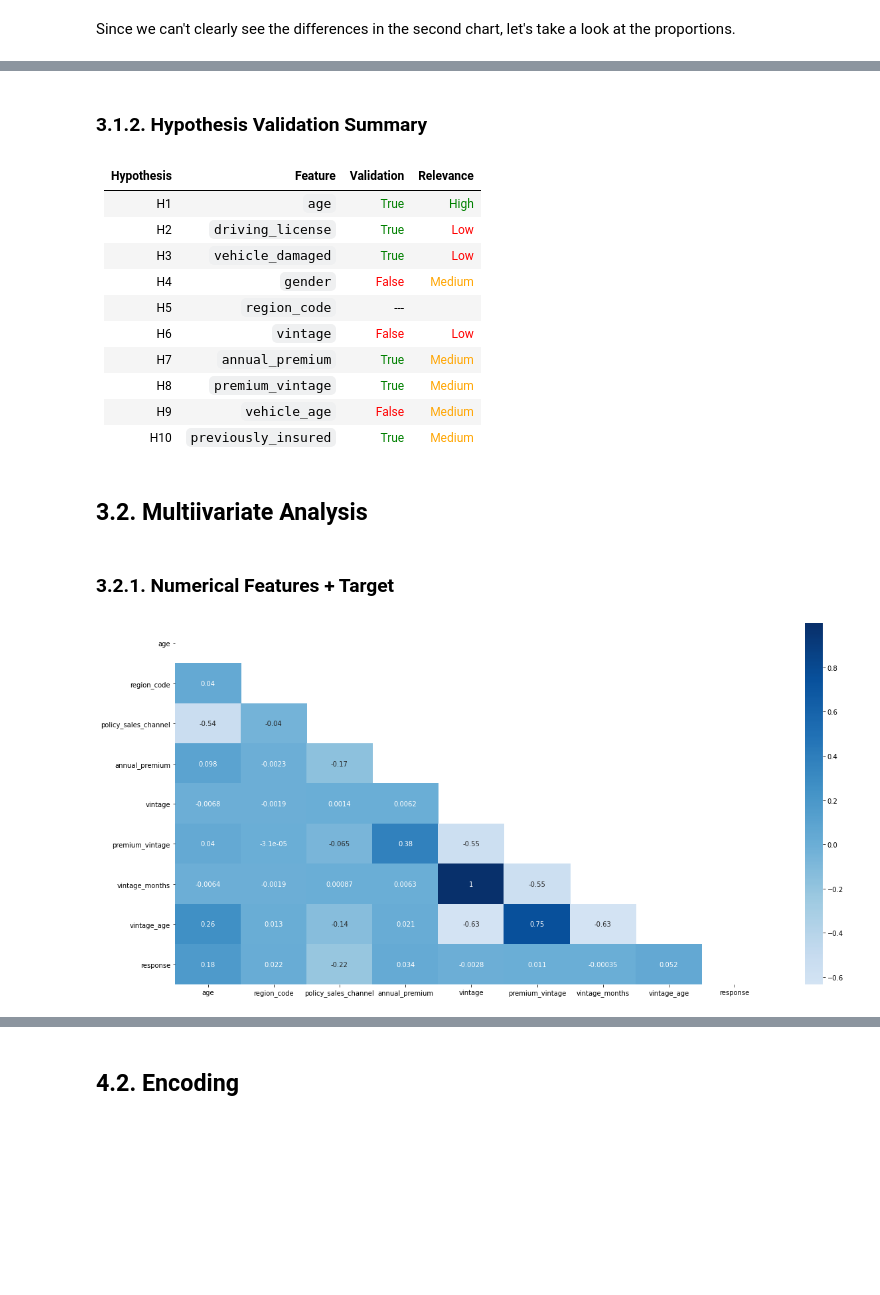
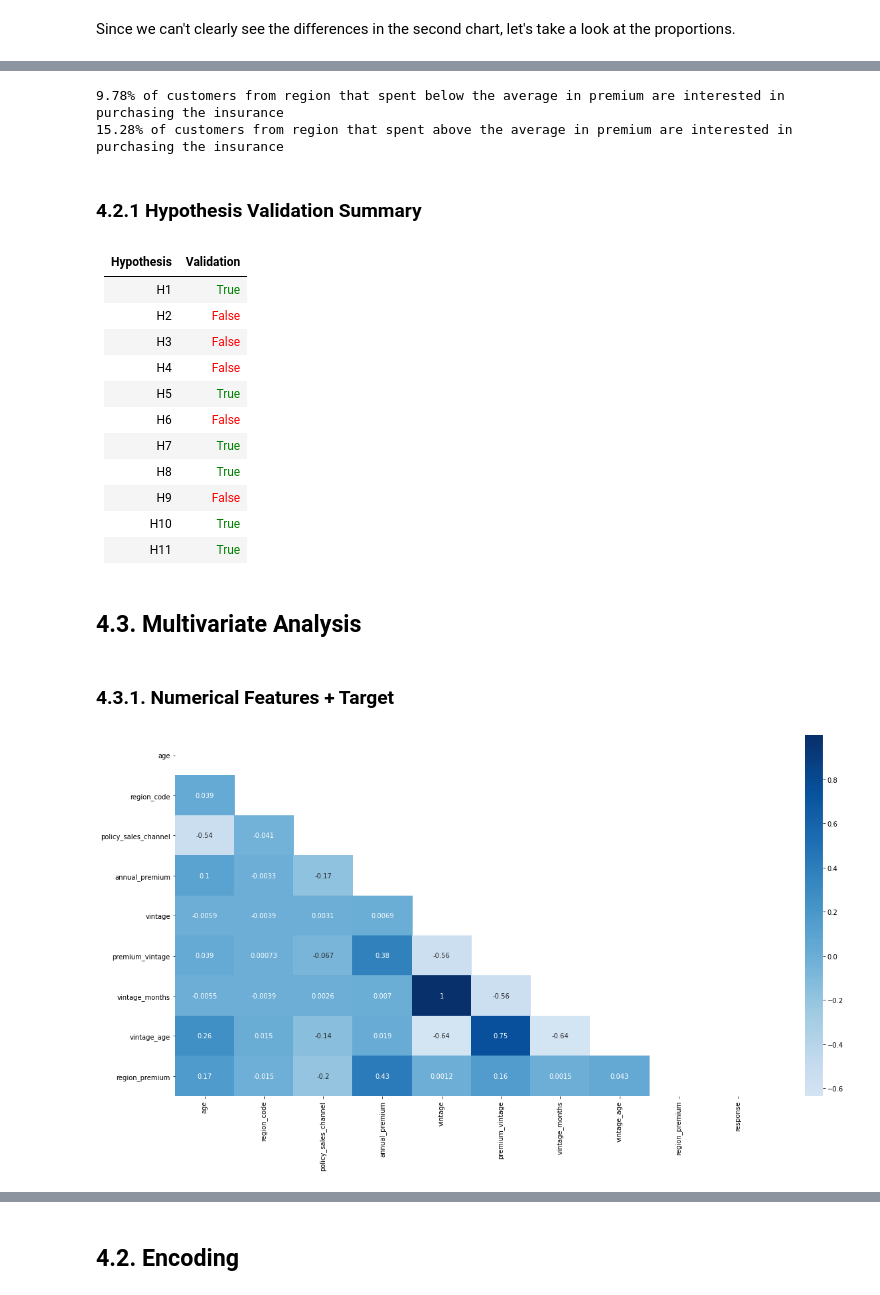
Before and after one commit to KattsonBastos/health_insurance_cross_sell, a Jupyter notebook: notebooks/health_insurance_cross_sell.ipynb, the cells around one changed output, grey strips where cells are left out. Drawn from its saved outputs; the diff is of its cells as text; code cells hidden in the pictures; blank space fills up the shorter version.

```diff
--- a/notebooks/health_insurance_cross_sell.ipynb
+++ b/notebooks/health_insurance_cross_sell.ipynb
@@ -141,7 +144,7 @@ for train_index, test_index in splitting.split(df_raw, df_raw['response']):
 pickle.dump( train_dataset, open( '../data/train_dataset.pkl', 'wb') )
 pickle.dump( test_dataset, open( '../data/test_dataset.pkl', 'wb') )
 # %%
-df_raw = pickle.load(open('../data/train_dataset.pkl', 'rb'))
+df_raw = pickle.load(open('../data/temp/train_dataset.pkl', 'rb'))
 # %%
 df_raw.head()
 # %% [output]
@@ -440,6 +406,7 @@ df21 = df21.drop(['male', 'female'], axis = 1)
 # %%
-df3 = pickle.load(open('../data/df2.pkl', 'rb'))
+df4 = pickle.load(open('../data/temp/df2.pkl', 'rb'))
+df4_balanced = pickle.load(open('../data/temp/df2_balanced.pkl', 'rb'))
 # %%
-num_attributes = df3[['age', 'region_code', 'policy_sales_channel', 'annual_premium', 'vintage', 'premium_vintage',  'vintage_months', 'vintage_age']].copy()
-cat_attributes = df3.drop(['age', 'region_code', 'policy_sales_channel', 'annual_premium', 'vintage', 'premium_vintage',  'vintage_months', 'vintage_age'], axis = 1)
+num_attributes = df4_balanced[['age', 'region_code', 'policy_sales_channel', 'annual_premium', 'vintage', 'premium_vintage',  'vintage_months', 'vintage_age', 'region_premium']].copy()
+cat_attributes = df4_balanced.drop(['age', 'region_code', 'policy_sales_channel', 'annual_premium', 'vintage', 'premium_vintage',  'vintage_months', 'vintage_age', 'region_premium'], axis = 1)
 # %% [markdown]
@@ -843,43 +729,50 @@ Percentage of customers who have/have had a vehicel insurance and are interested
+# %%
+print('{:.2f}% of customers from region that spent below the average in premium are interested in purchasing the insurance'.format(df3[df3['region_premium'] <= df3['annual_premium'].mean()]['response'].sum() / len(df3[df3['region_premium'] <= df3['annual_premium'].mean()])*100))
+print('{:.2f}% of customers from region that spent above the average in premium are interested in purchasing the insurance'.format(df3[df3['region_premium'] >= df3['annual_premium'].mean()]['response'].sum() / len(df3[df3['region_premium'] >= df3['annual_premium'].mean()])*100))
+# %% [output]
+9.78% of customers from region that spent below the average in premium are interested in purchasing the insurance
+15.28% of customers from region that spent above the average in premium are interested in purchasing the insurance
 # %% [markdown]
-### 3.1.2. Hypothesis Validation Summary
+### 4.2.1 Hypothesis Validation Summary
 # %% [markdown]
-| Hypothesis | Feature | Validation | Relevance |
-| --- | --- | --- | --- |
-| H1 | `age` | <font color='green'>True</font> | <font color='green'>High</font> |
-| H2 | `driving_license` | <font color='green'>True</font> | <font color='red'>Low</font> |
-| H3 | `vehicle_damaged` | <font color='green'>True</font> | <font color='red'>Low</font> |
-| H4 | `gender` | <font color='red'>False</font> | <font color='orange'>Medium</font> |
-| H5 | `region_code` | --- |  |
-| H6 | `vintage` | <font color='red'>False</font> | <font color='red'>Low</font> |
-| H7 | `annual_premium` | <font color='green'>True</font> | <font color='orange'>Medium</font> |
-| H8 | `premium_vintage` | <font color='green'>True</font> | <font color='orange'>Medium</font> |
-| H9 | `vehicle_age` | <font color='red'>False</font> | <font color='orange'>Medium</font> |
-| H10 | `previously_insured` | <font color='green'>True</font> | <font color='orange'>Medium</font> |
+| Hypothesis | Validation |
+| --- | --- |
+| H1 | <font color='green'>True</font> |
+| H2 | <font color='red'>False</font> |
+| H3 | <font color='red'>False</font> |
+| H4 | <font color='red'>False</font> |
+| H5 | <font color='green'>True</font> |
+| H6 | <font color='red'>False</font> |
+| H7 | <font color='green'>True</font> |
+| H8 |  <font color='green'>True</font> |
+| H9 | <font color='red'>False</font> |
+| H10 |  <font color='green'>True</font> |
+| H11 |  <font color='green'>True</font> |
 # %% [markdown]
-## 3.2. Multiivariate Analysis
+## 4.3. Multivariate Analysis
 # %% [markdown]
-### 3.2.1. Numerical Features + Target
+### 4.3.1. Numerical Features + Target
 # %%
 # calculating pearson correlations
 df_corr = num_attributes.corr(method = 'pearson')
 
 # calculating point-biserial correlations
 interest = []
 for i, j in enumerate(num_attributes.columns):
     result = ss.pointbiserialr(num_attributes[f'{j}'], cat_attributes['response'])[0]
     interest.append(result)
-    if i == 7:
+    if i == 9:
         df_corr.loc['response'] = interest
         interest.append(1)
 df_corr['response'] = interest
 
 ## plotting
 mask = np.zeros_like(df_corr, dtype=np.bool)
 mask[np.triu_indices_from(mask)] = True
 
 plt.subplots(figsize = (20,10))
 sns.heatmap(df_corr,cmap='Blues',mask = mask,annot=True,
             center = 0,);
 # %% [output]
-[figure, old version]
+[figure, new version]
 # %% [markdown]
```
Also changed, not shown: parts of 143 cells of this notebook.
